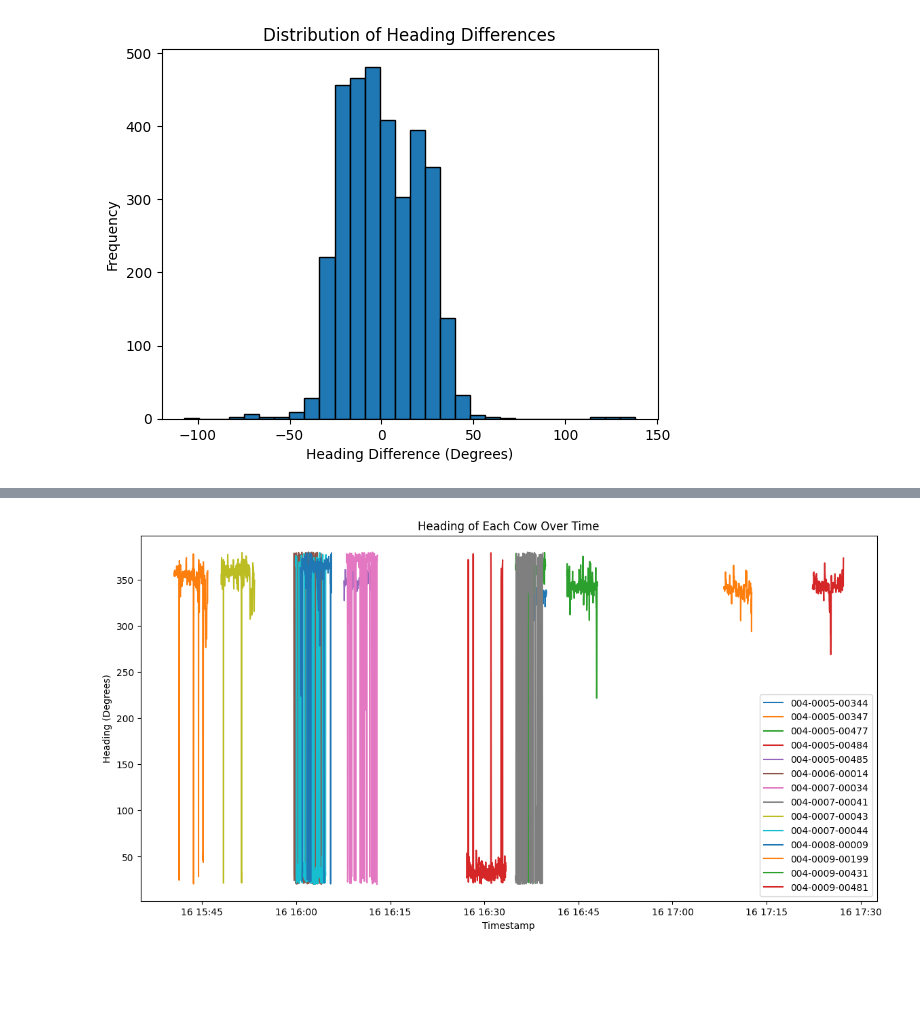
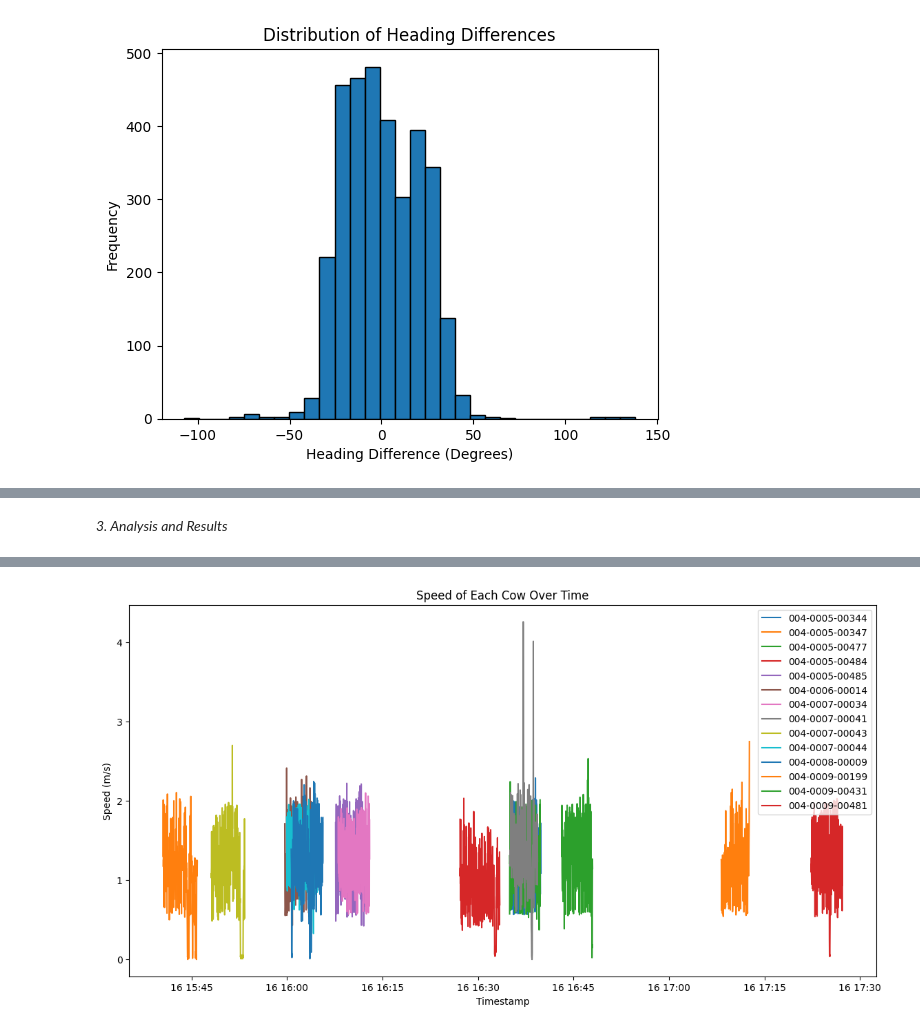
Before and after one commit to VladPlusIn/internship_task, a Jupyter notebook: Welcome_To_Colab.ipynb, the cells around one changed output, grey strips where cells are left out. Cells and saved outputs as stored; diff of their text form; code cells hidden in the pictures; blank space fills up the shorter version.

```diff
--- a/Welcome_To_Colab.ipynb
+++ b/Welcome_To_Colab.ipynb
@@ -173,34 +129,0 @@ anomalies
-# %%
-import pandas as pd
-import geopandas as gpd
-from shapely.geometry import LineString
-import matplotlib.pyplot as plt
-
-# Assuming the data has been merged as merged_data
-# Group data by serial number
-cow_groups = merged_data.groupby('Serial Number')
-
-# Create a GeoDataFrame to hold the tracks
-gdf_list = []
-
-for name, group in cow_groups:
-    # Create LineString from the points
-    line = LineString(zip(group['Longitude'], group['Latitude']))
-    gdf_list.append({'Serial Number': name, 'geometry': line})
-
-# Create GeoDataFrame
-gdf = gpd.GeoDataFrame(gdf_list)
-
-# Plot the tracks with improved readability
-fig, ax = plt.subplots(figsize=(10, 60))
-
-gdf.plot(ax=ax, column='Serial Number', legend=True, legend_kwds={'bbox_to_anchor': (1.05, 1), 'loc': 'upper left'})
-ax.set_title('Movement Tracks of Each Cow', fontsize=15)
-ax.set_xlabel('Longitude', fontsize=12)
-ax.set_ylabel('Latitude', fontsize=12)
-
-# Enhance readability of ticks and labels
-ax.tick_params(axis='x', labelsize=10)
-ax.tick_params(axis='y', labelsize=10)
-
-plt.show()
@@ -401,3 +164,5 @@ fig.show()
+# %% [markdown]
+*3. Analysis and Results*
 # %%
 # Define a function to calculate the end point of the vector
 def calculate_endpoint(lat, lon, heading, distance=0.0001):
@@ -449,17 +214,19 @@ fig.show()
 # %% [output]
 [interactive output not drawn]
 # %%
-# Plot the heading of each cow over time
+import matplotlib.pyplot as plt
+
+# Plot the speed of each cow over time
 fig, ax = plt.subplots(figsize=(14, 7))
 
 for serial_number, group in merged_data.groupby('Serial Number'):
-    ax.plot(group['NZDT'], group['Heading'], label=serial_number)
+    ax.plot(group['NZDT'], group['GPS Speed'], label=serial_number)
 
-ax.set_title('Heading of Each Cow Over Time')
+ax.set_title('Speed of Each Cow Over Time')
 ax.set_xlabel('Timestamp')
-ax.set_ylabel('Heading (Degrees)')
+ax.set_ylabel('Speed (m/s)')
 ax.legend()
 
 plt.show()
 # %% [output]
-[figure, old version]
+[figure, new version]
```
Also changed, not shown: parts of 18 cells of this notebook.
